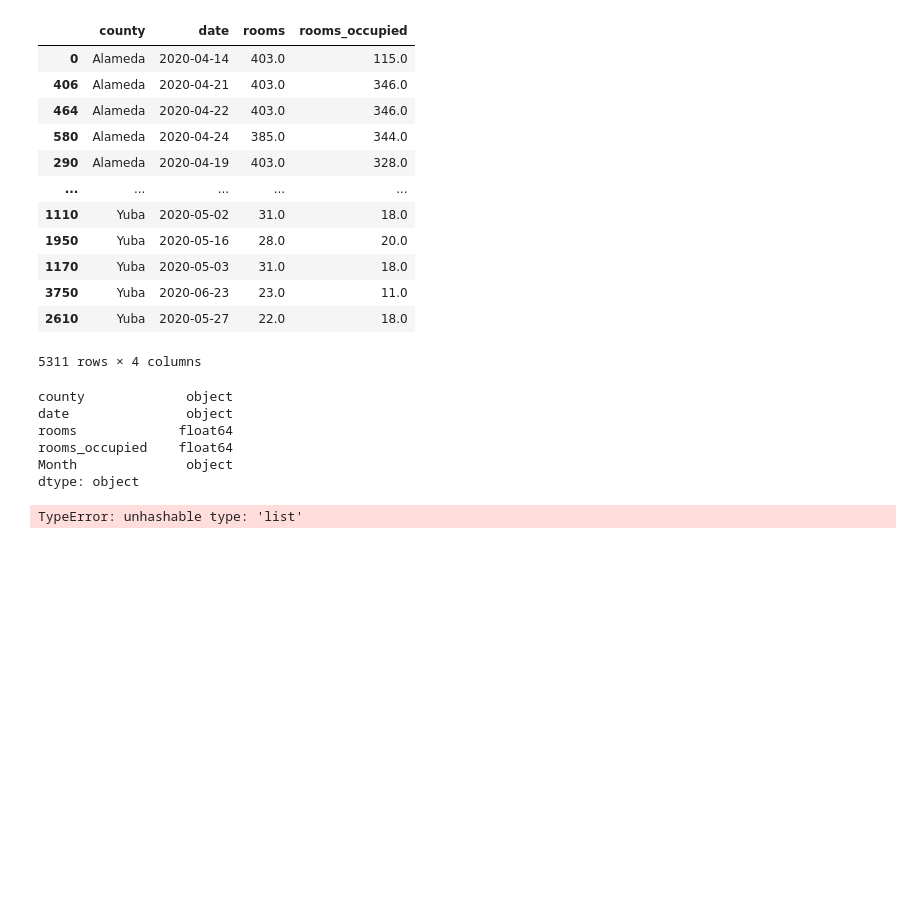
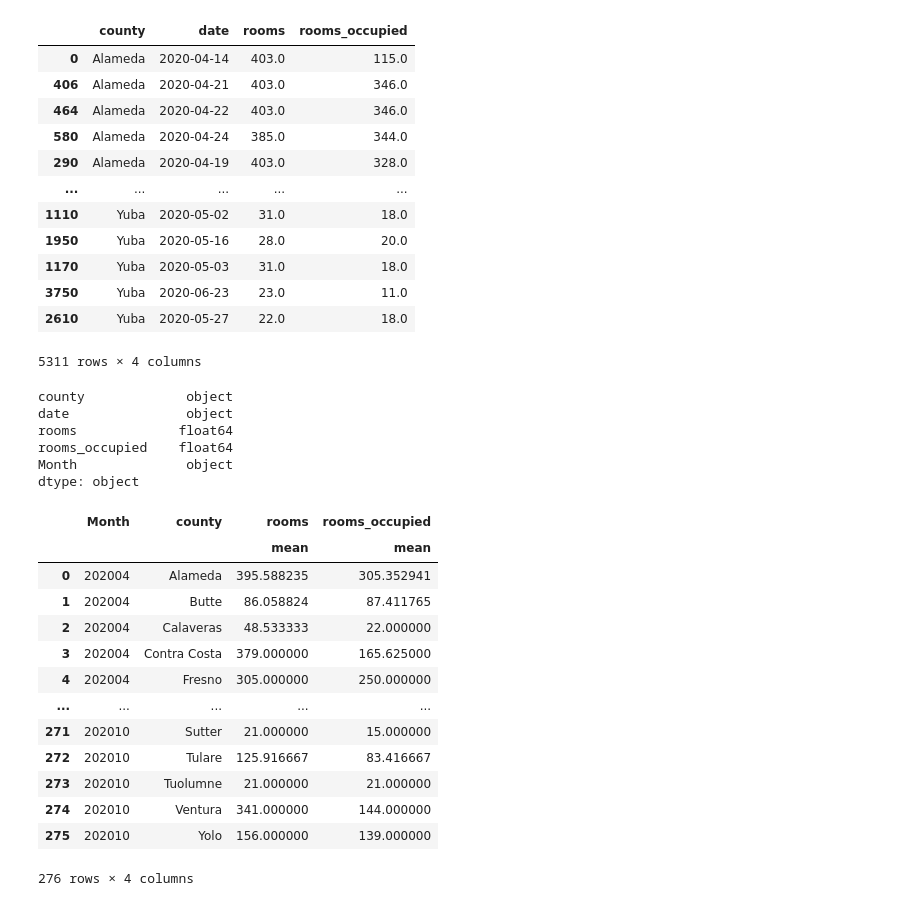
Before and after one commit to alexcorona-25/UCI-Project-1-Group-10, a Jupyter notebook: Homelessness.ipynb, the cells around one changed output. Drawn from its saved outputs; the diff is of its cells as text; code cells hidden in the pictures; blank space fills up the shorter version.

```diff
--- a/Homelessness.ipynb
+++ b/Homelessness.ipynb
@@ -227,8 +227,21 @@ dtype: object
 # %%
 #group data by Month
 #homeless_rooms=homeless_rooms.set_index("Month")
-homeless_rooms_month = homeless_rooms.groupby(['Month'],['county'],as_index=False)['rooms'].mean()
-#homeless_rooms_month = homeless_rooms.groupby(['Month'],['county']).size().mean()
+homeless_rooms_month = homeless_rooms.groupby(['Month','county'],as_index=False).agg({'rooms': ['mean'],'rooms_occupied': ['mean']})
+
 homeless_rooms_month
 # %% [output]
+|  | Month | county | rooms | rooms_occupied |
+|  |  |  | mean | mean |
+| 0 | 202004 | Alameda | 395.588235 | 305.352941 |
+| 1 | 202004 | Butte | 86.058824 | 87.411765 |
+| 2 | 202004 | Calaveras | 48.533333 | 22.000000 |
+| 3 | 202004 | Contra Costa | 379.000000 | 165.625000 |
+| 4 | 202004 | Fresno | 305.000000 | 250.000000 |
+| ... | ... | ... | ... | ... |
+| 271 | 202010 | Sutter | 21.000000 | 15.000000 |
+| 272 | 202010 | Tulare | 125.916667 | 83.416667 |
+| 273 | 202010 | Tuolumne | 21.000000 | 21.000000 |
+| 274 | 202010 | Ventura | 341.000000 | 144.000000 |
+| 275 | 202010 | Yolo | 156.000000 | 139.000000 |
-TypeError: unhashable type: 'list'
+276 rows × 4 columns
```
